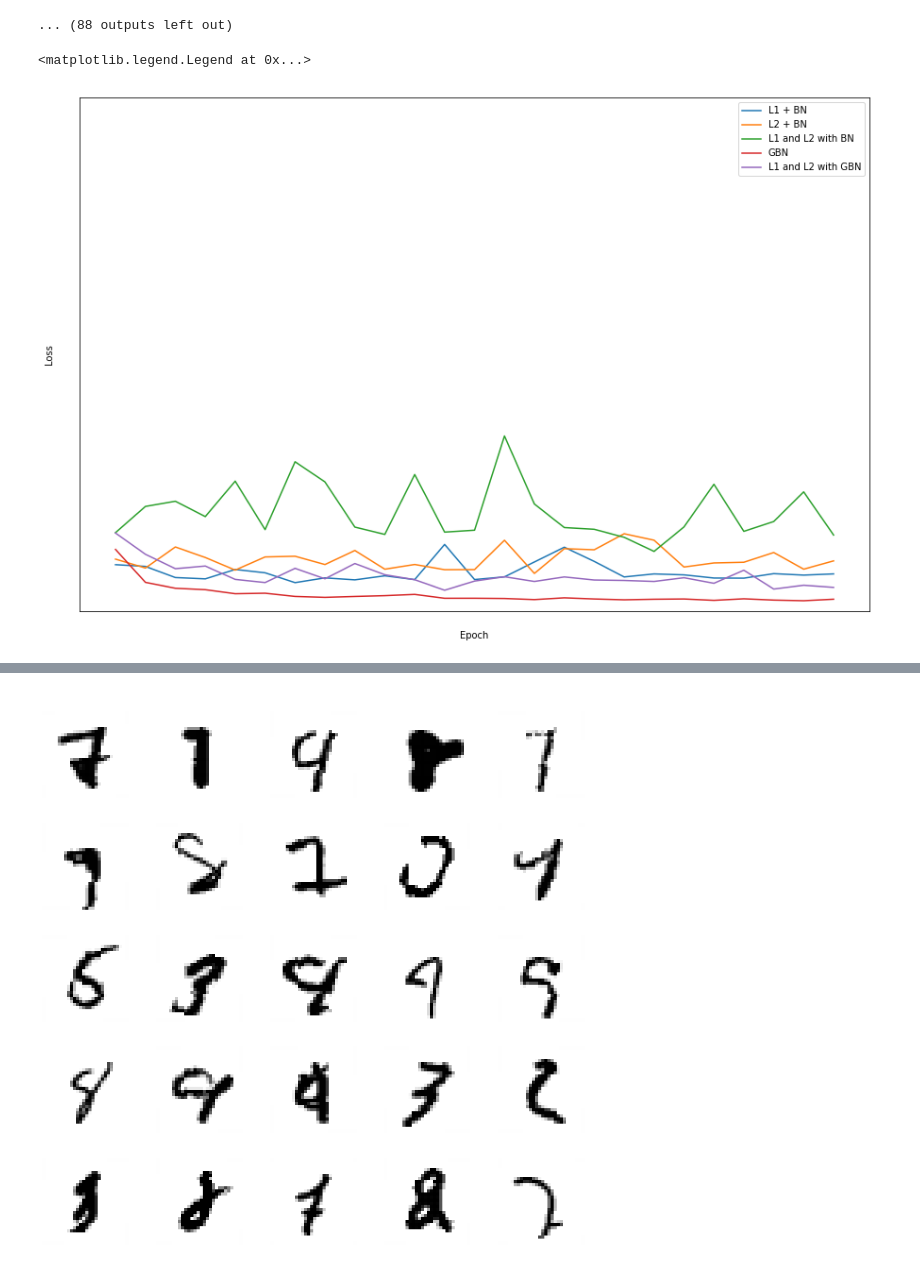
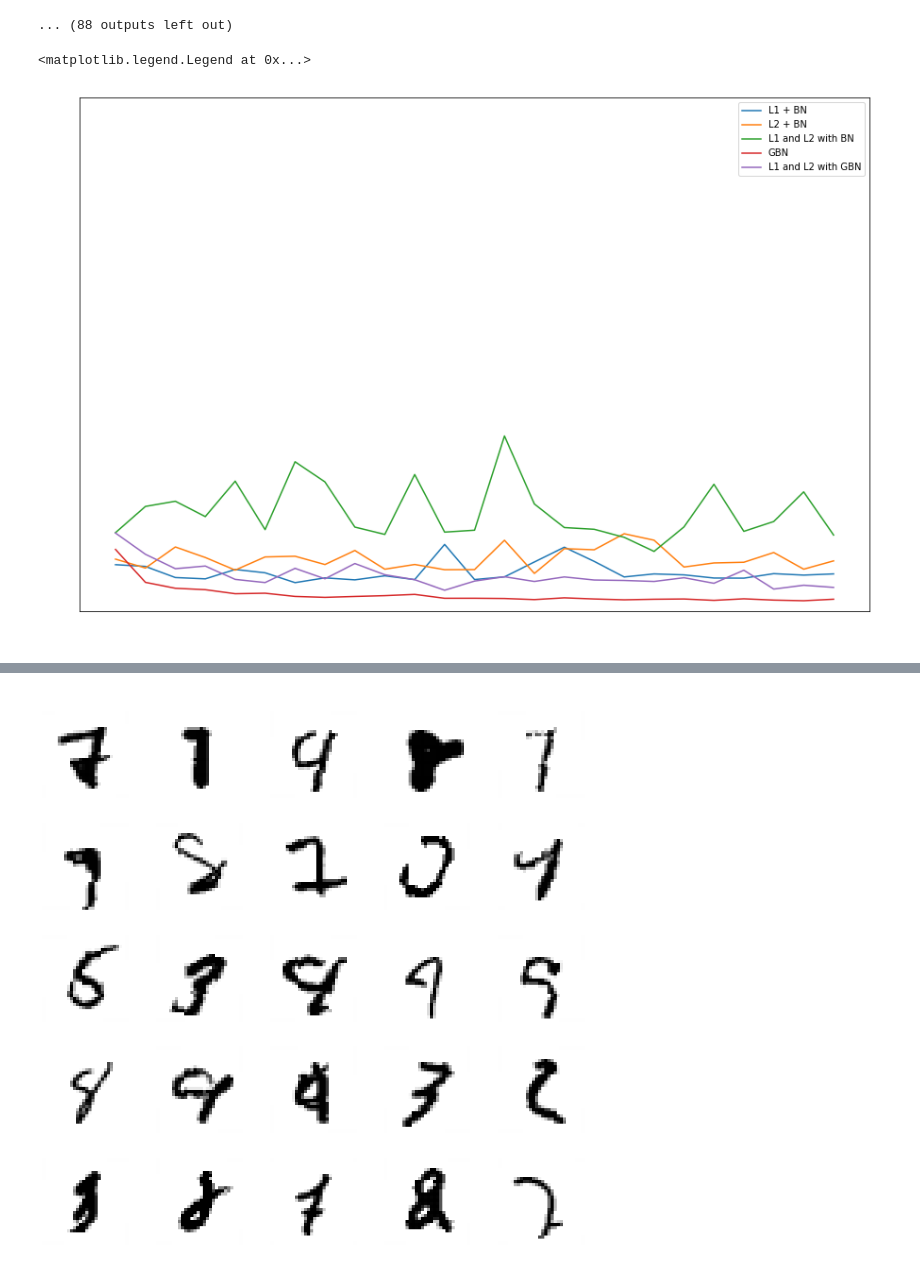
Before and after one commit to sahalk/eva, a Jupyter notebook: Session6/EVA5_Seession6.ipynb, the cells around one changed output, grey strips where cells are left out. Saved outputs shown, nothing was run; the diff lists cells and outputs as text; code cells hidden in the pictures.

```diff
--- a/Session6/EVA5_Seession6.ipynb
+++ b/Session6/EVA5_Seession6.ipynb
@@ -383,22 +380,24 @@ EPOCH: 11
 # %%
 fig, ax = plt.subplots(1, 1, figsize=(15, 10))
 names = {1: 'L1 + BN', 2: 'L2 + BN', 3: 'L1 and L2 with BN', 4: 'GBN', 5: 'L1 and L2 with GBN'}
 
 legends = []
 
 for x in total_test_losses:
   ax.plot(total_test_losses[x])
   ax.set_ylim([0,1])
   ax.tick_params(axis='x', colors='white')
   ax.tick_params(axis='y', colors='white')
+  ax.xaxis.label.set_color('white')
+  ax.yaxis.label.set_color('white')
   ax.set_xlabel('Epoch')
   ax.set_ylabel('Loss')
   legends.append(names[x])
 
 ax.legend(legends)
 # %% [output]
 <matplotlib.legend.Legend at 0x...>
-[figure, old version]
+[figure, new version]
 # %%
 fig, ax = plt.subplots(1, 1, figsize=(15, 10))
 legends = []
```
Also changed, not shown: parts of 2 cells of this notebook.
